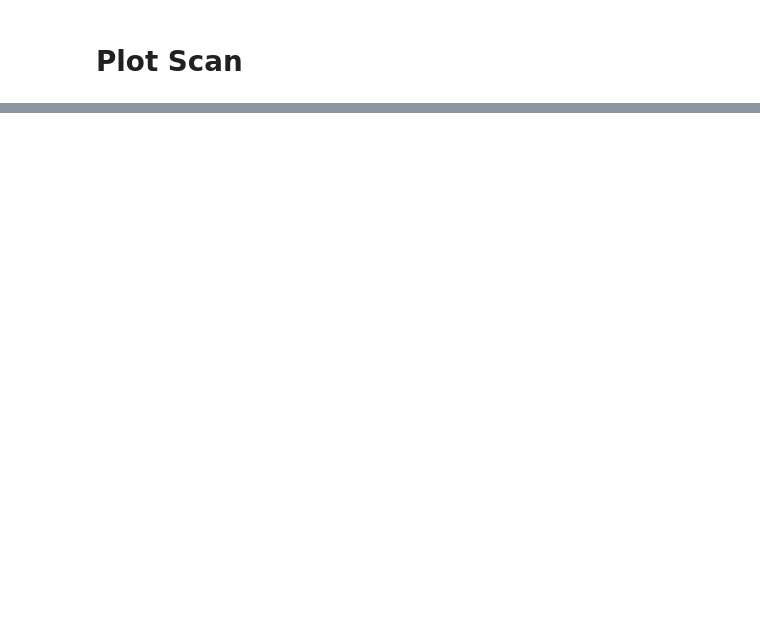
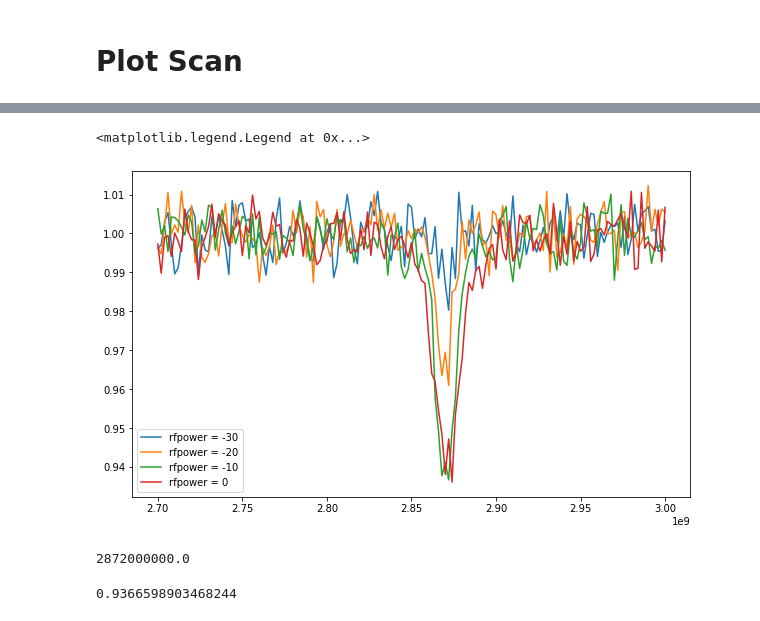
Before and after one commit to qt3uw/qt3-utils, a Jupyter notebook: examples/default_cwodmr.ipynb, the cells around one changed output, grey strips where cells are left out. Saved outputs shown, nothing was run; the diff lists cells and outputs as text; code cells hidden in the pictures; blank space fills up the shorter version.

```diff
--- a/examples/default_cwodmr.ipynb
+++ b/examples/default_cwodmr.ipynb
@@ -166,0 +193,10 @@ plot_scan(scan_data)
+# %%
+fig, ax = plt.subplots(figsize=(10,6))
+
+for rfp, scan_data in scans.items():
+    plot_scan(scan_data, ax, f'rfpower = {rfp}')
+
+ax.legend()
+# %% [output]
+<matplotlib.legend.Legend at 0x...>
+[figure, added]
@@ -166,0 +207,8 @@ plot_scan(scan_data)
+# %%
+f[np.argmin(c)]
+# %% [output]
+2872000000.0
+# %%
+np.min(c)
+# %% [output]
+0.9366598903468244
```
Also changed, not shown: parts of 14 cells of this notebook, 9 other files.
